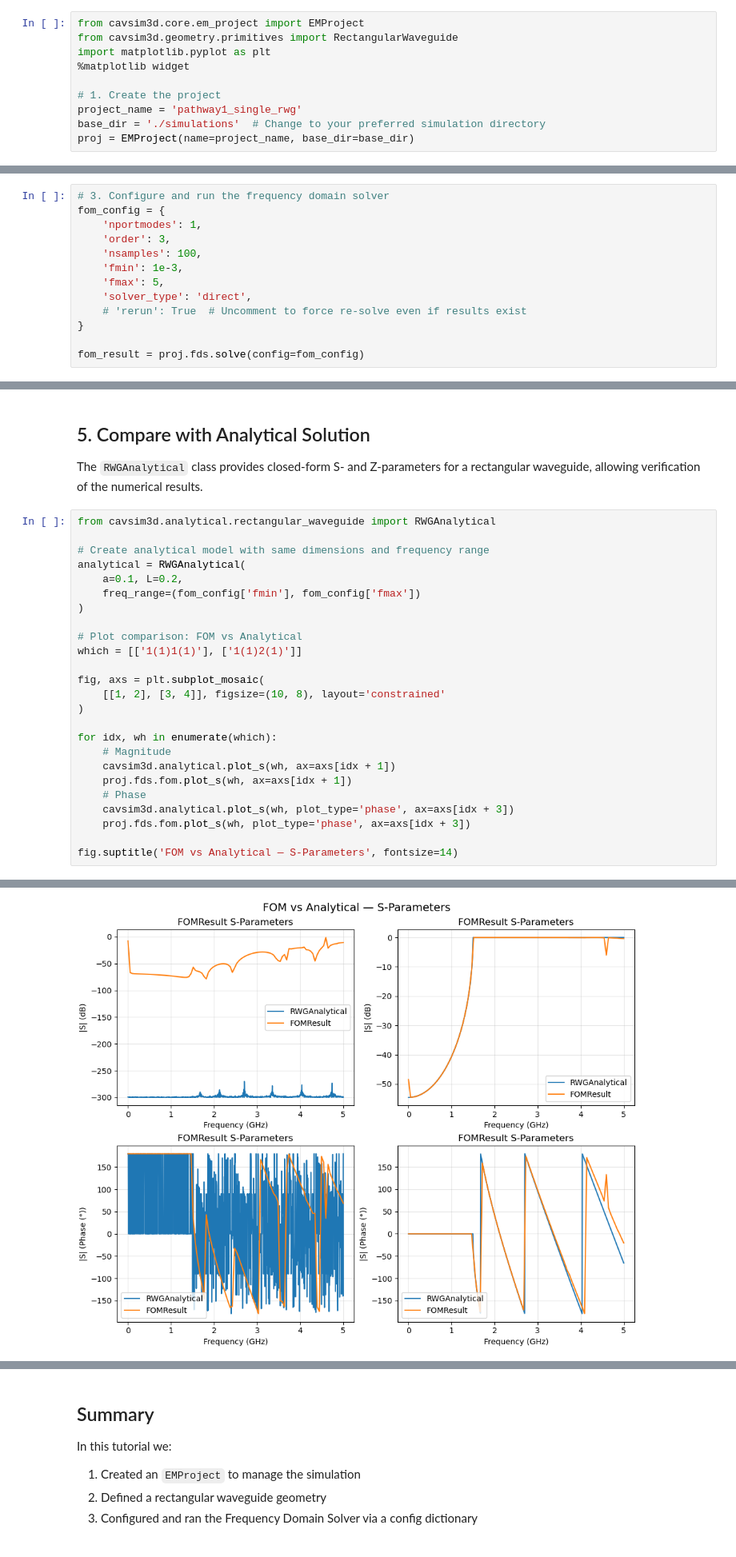
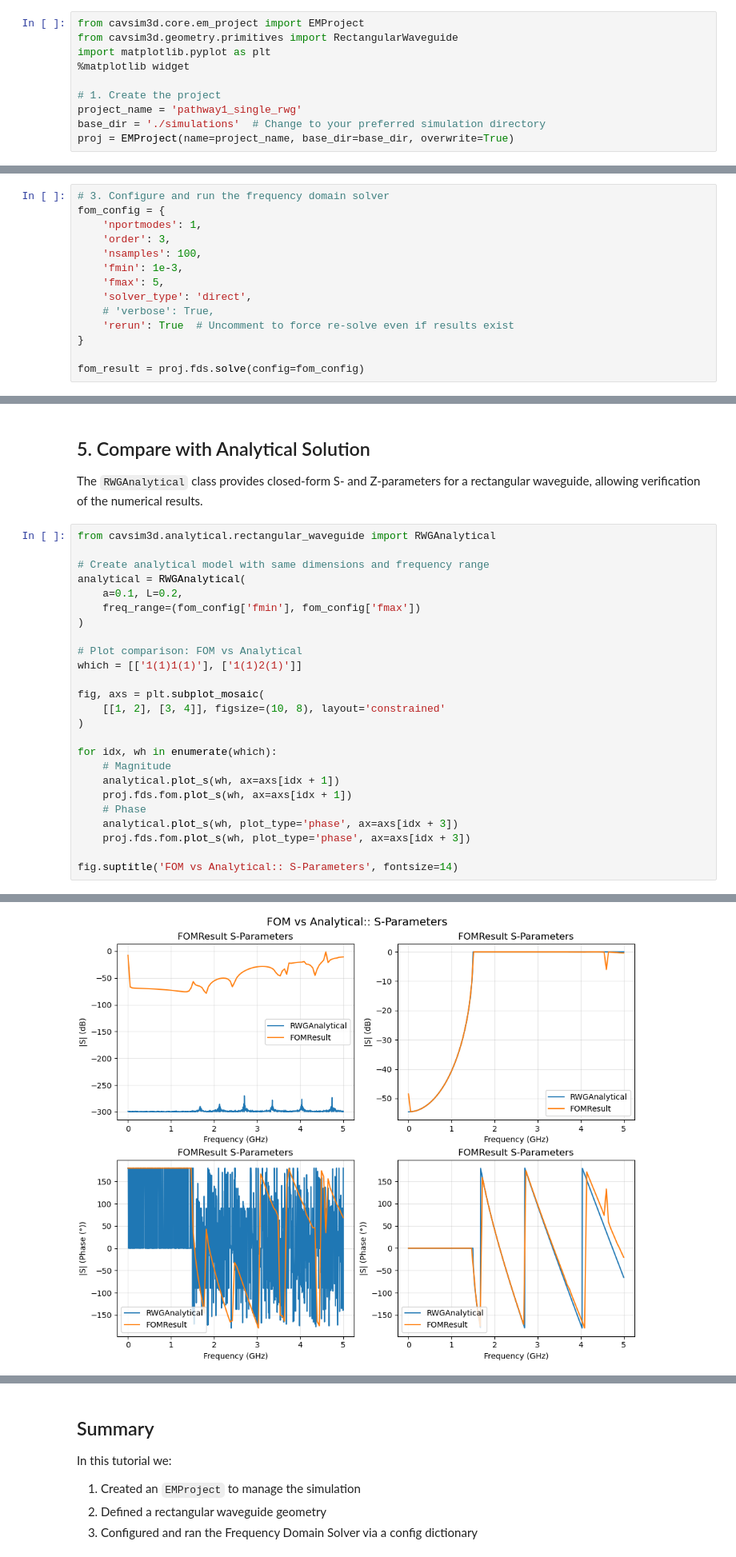
Before and after one commit to Dark-Elektron/cavsim3d, a Jupyter notebook: site/tutorials/pathway1_single_solid/pathway1_single_solid.ipynb, the cells around one changed output, grey strips where cells are left out. Shown at 80% size. Cells and saved outputs as stored; diff of their text form.

```diff
--- a/site/tutorials/pathway1_single_solid/pathway1_single_solid.ipynb
+++ b/site/tutorials/pathway1_single_solid/pathway1_single_solid.ipynb
@@ -32,5 +32,5 @@ import matplotlib.pyplot as plt
 # 1. Create the project
 project_name = 'pathway1_single_rwg'
 base_dir = './simulations'  # Change to your preferred simulation directory
-proj = EMProject(name=project_name, base_dir=base_dir)
+proj = EMProject(name=project_name, base_dir=base_dir, overwrite=True)
 # %% [output]
@@ -91,7 +89,8 @@ fom_config = {
     'fmin': 1e-3,
     'fmax': 5,
     'solver_type': 'direct',
-    # 'rerun': True  # Uncomment to force re-solve even if results exist
+    # 'verbose': True,
+    'rerun': True  # Uncomment to force re-solve even if results exist
 }
 
 fom_result = proj.fds.solve(config=fom_config)
@@ -160,11 +161,11 @@ fig, axs = plt.subplot_mosaic(
 
 for idx, wh in enumerate(which):
     # Magnitude
-    cavsim3d.analytical.plot_s(wh, ax=axs[idx + 1])
+    analytical.plot_s(wh, ax=axs[idx + 1])
     proj.fds.fom.plot_s(wh, ax=axs[idx + 1])
     # Phase
-    cavsim3d.analytical.plot_s(wh, plot_type='phase', ax=axs[idx + 3])
+    analytical.plot_s(wh, plot_type='phase', ax=axs[idx + 3])
     proj.fds.fom.plot_s(wh, plot_type='phase', ax=axs[idx + 3])
 
-fig.suptitle('FOM vs Analytical — S-Parameters', fontsize=14)
+fig.suptitle('FOM vs Analytical:: S-Parameters', fontsize=14)
 # %% [output]
@@ -172 +173 @@ Text(0.5, 0.98, 'FOM vs Analytical — S-Parameters')
-[figure, old version]
+[figure, new version]
```
Also changed, not shown: parts of 11 cells of this notebook, 35 other files.
